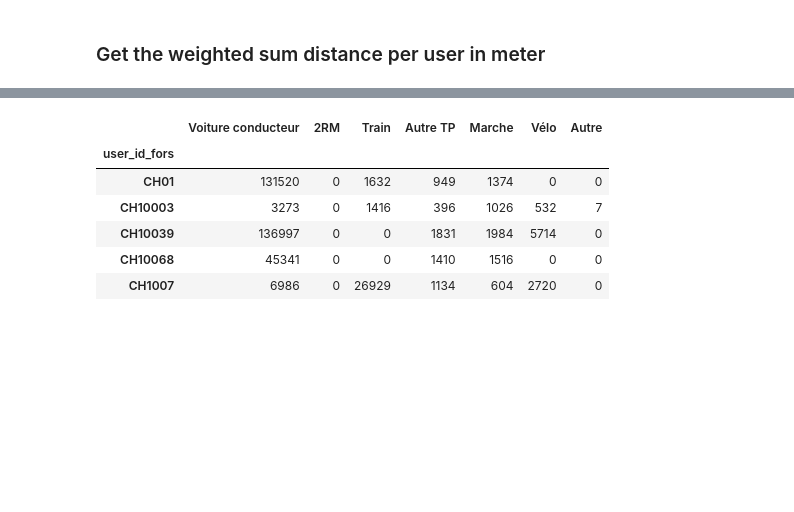
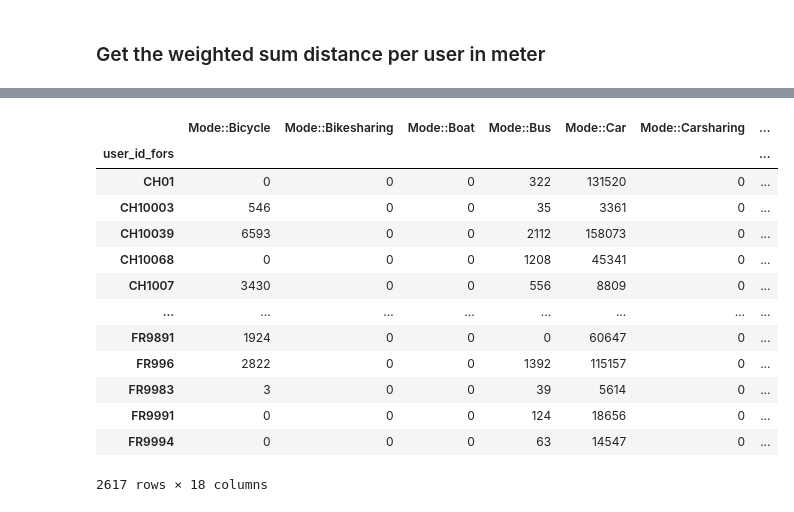
Before and after one commit to meschultheiss/Feuille-de-route-GPS, a Jupyter notebook: Notebooks/module1_v4.ipynb, the cells around one changed output, grey strips where cells are left out. Cells and saved outputs as stored; diff of their text form; code cells hidden in the pictures; blank space fills up the shorter version.

```diff
--- a/Notebooks/module1_v4.ipynb
+++ b/Notebooks/module1_v4.ipynb
@@ -214,6 +223,6 @@ Wall time: 6.93 s
 # %%
 %%time
-legs = pd.merge(legs, staypoints[['activity_id','activity_in_KT','panel_area','KT_home_survey','car_in_HH_count','main_motor']].dropna(subset='activity_id'),
+legs = pd.merge(legs, staypoints[['activity_id','activity_in_KT','panel_area','KT_home_survey']].dropna(subset='activity_id'),
                 left_on='leading_stay_id',
                 right_on='activity_id',
                 how='left')
@@ -292,4 +301,20 @@ def get_daily_modal_distances(df):
     return pivoted_filled
 # %% [markdown]
 ###  Get the weighted sum distance per user in meter
+# %%
+col_order = col = ['leg_id', 'user_id_day', 'user_id_fors', 'user_id_motiontag', 'type',
+ 'geometry', 'legs_date', 'started_at', 'started_at_timezone',
+ 'finished_at','finished_at_timezone',
+ 'length', 'detected_mode', 'mode', 'purpose',
+ 'confirmed_at', 'started_on', 'misdetected_completely', 'merged',
+ 'created_at', 'updated_at', 'started_at_in_timezone',
+ 'finished_at_in_timezone', 'confirmed_at_in_timezone',
+ 'created_at_in_timezone', 'updated_at_in_timezone',
+ 'point_per_linestring', 'max_signlalloss_meters', 'length_leg',
+ 'rel_max_signalloss', 'low_quality_legs_1', 'low_quality_legs_2',
+ 'usr_w_constant_bad_signal', 'leading_stay_id',
+ 'duration', 'activity_in_KT', 'panel_area', 'KT_home_survey']
+
+legs = legs[col_order].dropna(subset='user_id_fors')
+legs.sort_values(by=['user_id_fors','started_at'], inplace=True)
 # %%
@@ -352,7 +383,7 @@ def calculate_dmd(legs_nogeom, usr_stats, KT, weight, period_of_tracking, visito
     # Weighting the sum of each 'Mode::' column based on user weights and active days
     sum_mode_per_user_w = sum_mode_per_user.mul(sum_mode_per_user.index.map(weight_mapping), axis=0).div(sum_mode_per_user.index.map(active_days_mapping), axis=0).dropna()
 
-    return sum_mode_per_user_w.astype(int)
+    return sum_mode_per_user_w.astype(int), active_days_mapping
 # %%
 # IMPORTANT Check if conditions work well
 
@@ -450,26 +481,32 @@ def dmd_aggreg_modes(dmd, level):
 # %%
 # Possible values: 'GE', 'VD', 'Tous'
 KT = 'Tous'
 # Possible values: 'wgt_agg_trim_gps', 'wgt_cant_gps', 'wgt_agg_gps', 'wgt_cant_trim_gps', 'Aucun'
 weight = 'wgt_agg_trim_gps'
 
 # Selecting the period of tracking for user activities
 # Possible values: 'active_days_count', 'days_with_track'
 period_of_tracking = 'active_days_count'
 
 visitors = False
 airplane = False
 incl_signal_loss = True
-dmd = calculate_dmd(legs_nogeometry, usr_stats, KT, weight,
+dmd, active = calculate_dmd(legs_nogeometry, usr_stats, KT, weight,
               period_of_tracking, visitors, airplane,incl_signal_loss)
 
-dist_user_id_day = dmd_aggreg_modes(dmd, level='Niveau 1')
-dist_user_id_day.head()
+dmd
 # %% [output]
-|  | Voiture conducteur | 2RM | Train | Autre TP | Marche | Vélo | Autre |
-| user_id_fors |  |  |  |  |  |  |  |
-| CH01 | 131520 | 0 | 1632 | 949 | 1374 | 0 | 0 |
-| CH10003 | 3273 | 0 | 1416 | 396 | 1026 | 532 | 7 |
-| CH10039 | 136997 | 0 | 0 | 1831 | 1984 | 5714 | 0 |
-| CH10068 | 45341 | 0 | 0 | 1410 | 1516 | 0 | 0 |
-| CH1007 | 6986 | 0 | 26929 | 1134 | 604 | 2720 | 0 |
+|  | Mode::Bicycle | Mode::Bikesharing | Mode::Boat | Mode::Bus | Mode::Car | Mode::Carsharing | ... |
+| user_id_fors |  |  |  |  |  |  | ... |
+| CH01 | 0 | 0 | 0 | 322 | 131520 | 0 | ... |
+| CH10003 | 546 | 0 | 0 | 35 | 3361 | 0 | ... |
+| CH10039 | 6593 | 0 | 0 | 2112 | 158073 | 0 | ... |
+| CH10068 | 0 | 0 | 0 | 1208 | 45341 | 0 | ... |
+| CH1007 | 3430 | 0 | 0 | 556 | 8809 | 0 | ... |
+| ... | ... | ... | ... | ... | ... | ... | ... |
+| FR9891 | 1924 | 0 | 0 | 0 | 60647 | 0 | ... |
+| FR996 | 2822 | 0 | 0 | 1392 | 115157 | 0 | ... |
+| FR9983 | 3 | 0 | 0 | 39 | 5614 | 0 | ... |
+| FR9991 | 0 | 0 | 0 | 124 | 18656 | 0 | ... |
+| FR9994 | 0 | 0 | 0 | 63 | 14547 | 0 | ... |
+2617 rows × 18 columns
```
Also changed, not shown: parts of 28 cells of this notebook, 7 other files.
